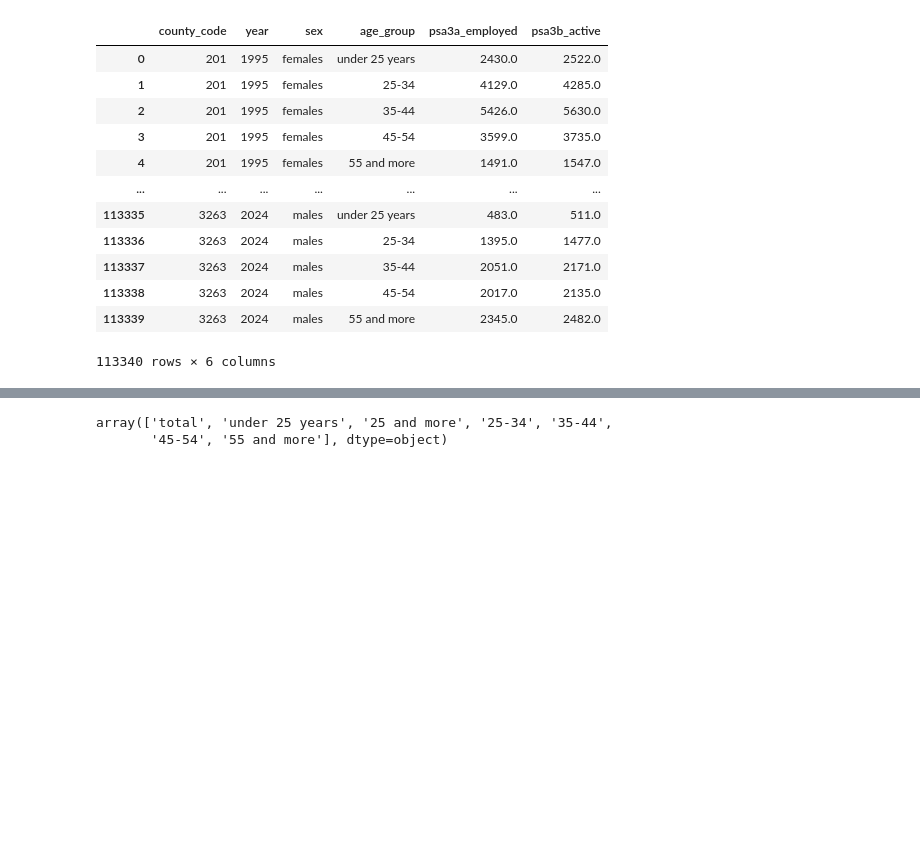
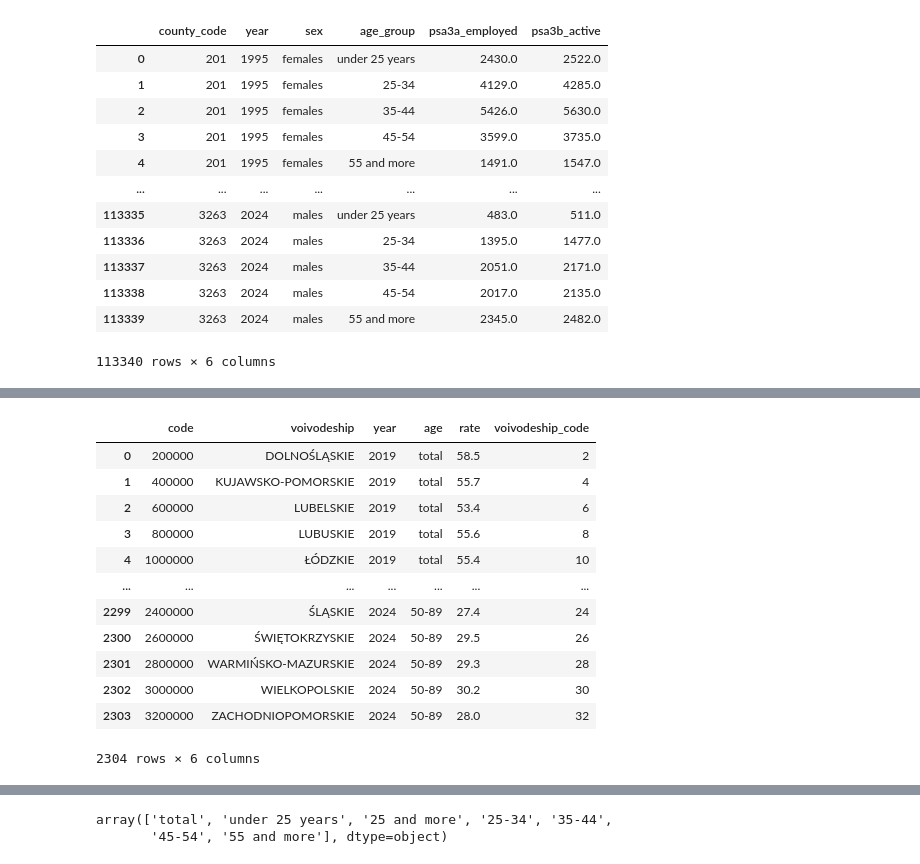
Before and after one commit to harrisonluff/Group_Project_Y3, a Jupyter notebook: notebooks/analysis/03_01_population_outcome.ipynb, the cells around one changed output, grey strips where cells are left out. Drawn from its saved outputs; the diff is of its cells as text; code cells hidden in the pictures; blank space fills up the shorter version.

```diff
--- a/notebooks/analysis/03_01_population_outcome.ipynb
+++ b/notebooks/analysis/03_01_population_outcome.ipynb
@@ -1041,0 +1095,16 @@ psa_option3
+# %%
+p4437
+# %% [output]
+|  | code | voivodeship | year | age | rate | voivodeship_code |
+| 0 | 200000 | DOLNOŚLĄSKIE | 2019 | total | 58.5 | 2 |
+| 1 | 400000 | KUJAWSKO-POMORSKIE | 2019 | total | 55.7 | 4 |
+| 2 | 600000 | LUBELSKIE | 2019 | total | 53.4 | 6 |
+| 3 | 800000 | LUBUSKIE | 2019 | total | 55.6 | 8 |
+| 4 | 1000000 | ŁÓDZKIE | 2019 | total | 55.4 | 10 |
+| ... | ... | ... | ... | ... | ... | ... |
+| 2299 | 2400000 | ŚLĄSKIE | 2024 | 50-89 | 27.4 | 24 |
+| 2300 | 2600000 | ŚWIĘTOKRZYSKIE | 2024 | 50-89 | 29.5 | 26 |
+| 2301 | 2800000 | WARMIŃSKO-MAZURSKIE | 2024 | 50-89 | 29.3 | 28 |
+| 2302 | 3000000 | WIELKOPOLSKIE | 2024 | 50-89 | 30.2 | 30 |
+| 2303 | 3200000 | ZACHODNIOPOMORSKIE | 2024 | 50-89 | 28.0 | 32 |
+2304 rows × 6 columns
```
Also changed, not shown: parts of 4 cells of this notebook.
